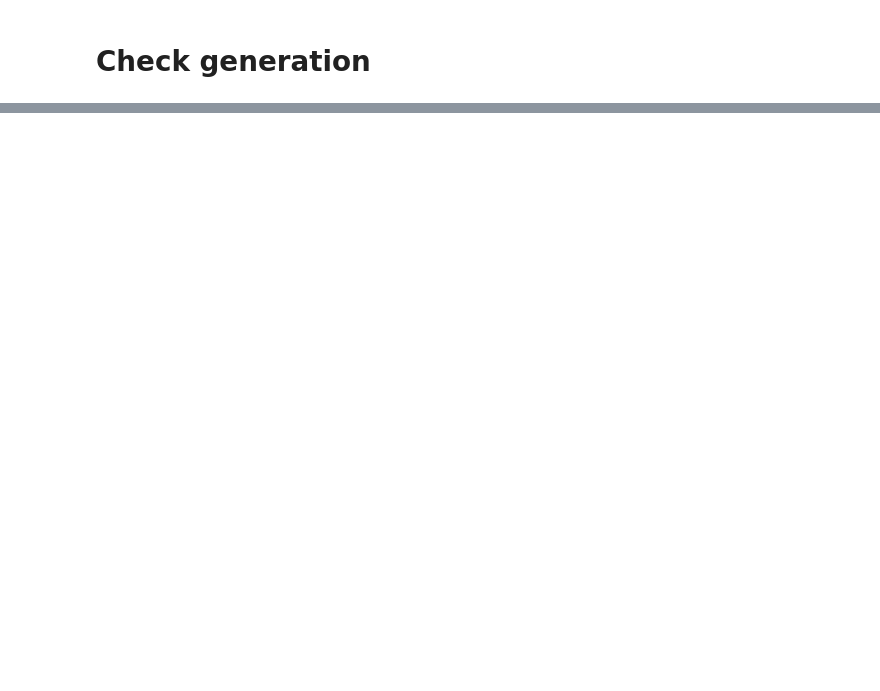
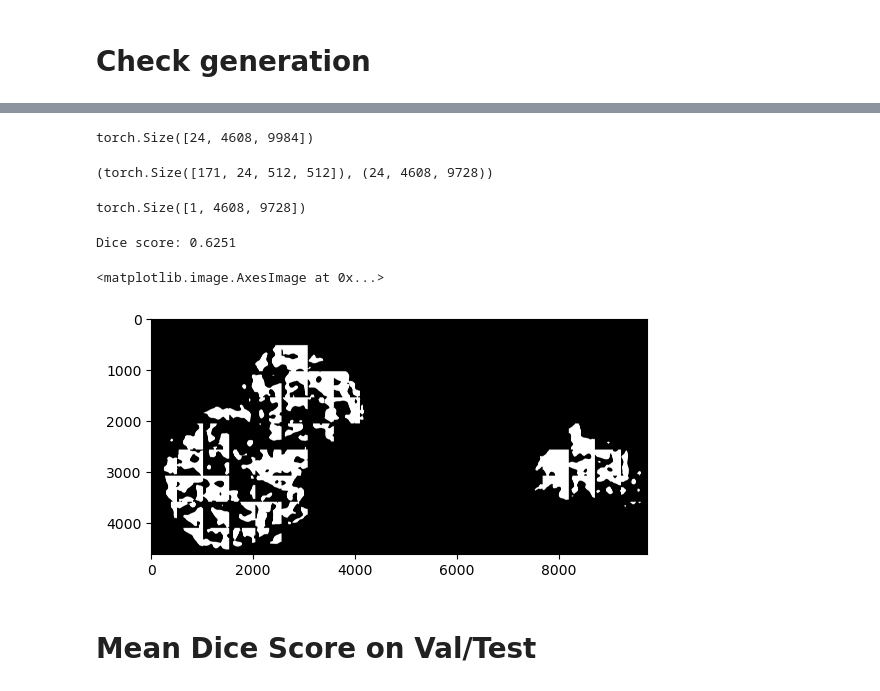
Before and after one commit to cyber-chris/this-does-not-look-like-that, a Jupyter notebook: model_result.ipynb, the cells around one changed output, grey strips where cells are left out. Drawn from its saved outputs; the diff is of its cells as text; code cells hidden in the pictures; blank space fills up the shorter version.

```diff
--- a/model_result.ipynb
+++ b/model_result.ipynb
@@ -64,25 +52,0 @@ INFO:root:Final Raman shape: torch.Size([282, 24, 256, 256])
-# %%
-for i, (img, mask) in enumerate(val_dl):
-    batch_i = 8
-    if mask[batch_i].sum() < 50:
-        continue
-
-    input = img.cuda()
-    target = mask.cuda()
-    target = target.squeeze(1).long()
-
-    with torch.inference_mode():
-        output, _ = model(input)
-        output = torch.argmax(output, dim=1)
-
-    print(f"input shape: {input.shape}")
-    print(f"target shape: {target.shape}")
-    print(f"output shape: {output.shape}")
-
-    plt.imshow(input[batch_i, 21].cpu().numpy())
-    plt.show()
-    plt.imshow(target[batch_i].cpu().numpy())
-    plt.show()
-    plt.imshow(output[batch_i].cpu().numpy())
-    plt.show()
-    break
@@ -95,0 +96,6 @@ output shape: torch.Size([36, 256, 256])
+# %%
+raman_id = 'E919-24_sample2_1'
+raman_channels = collect_raman_channels(raman_id)
+raman_channels.shape
+# %% [output]
+torch.Size([24, 4608, 9984])
@@ -95,0 +174,33 @@ output shape: torch.Size([36, 256, 256])
+# %%
+patched_raman, recon_shape = patchify(raman_channels)
+patched_raman.shape, recon_shape
+# %% [output]
+(torch.Size([171, 24, 512, 512]), (24, 4608, 9728))
+# %%
+seg_mask_patches = torch.zeros(patched_raman.shape[0], 1, ph, pw)
+for i, patch in tqdm(enumerate(patched_raman), desc="Processing patches"):
+    patch = patch.cuda()
+    with torch.inference_mode():
+        patch = patch.unsqueeze(0)
+        logits, _ = model(patch)
+        pred = torch.argmax(logits, dim=1).squeeze(0)
+    seg_mask_patches[i, 0] = pred
+seg_mask = unpatchify(seg_mask_patches, (1, *recon_shape[1:]))
+seg_mask.shape
+# %% [output]
+torch.Size([1, 4608, 9728])
+# %%
+cropped_gt_mask = gt_mask[:seg_mask.shape[1], :seg_mask.shape[2]]
+intersection = np.sum(seg_mask.squeeze().numpy() * cropped_gt_mask.squeeze())
+union = np.sum(seg_mask.squeeze().numpy()) + np.sum(cropped_gt_mask.squeeze())
+dice_score = 2 * intersection / union if union > 0 else 0
+print(f"Dice score: {dice_score:.4f}")
+# %% [output]
+Dice score: 0.6251
+# %%
+plt.imshow(seg_mask[0].cpu().numpy(), cmap='gray')
+# %% [output]
+<matplotlib.image.AxesImage at 0x...>
+[figure, added]
+# %% [markdown]
+# Mean Dice Score on Val/Test
```
Also changed, not shown: parts of 10 cells of this notebook, 8 other files.
